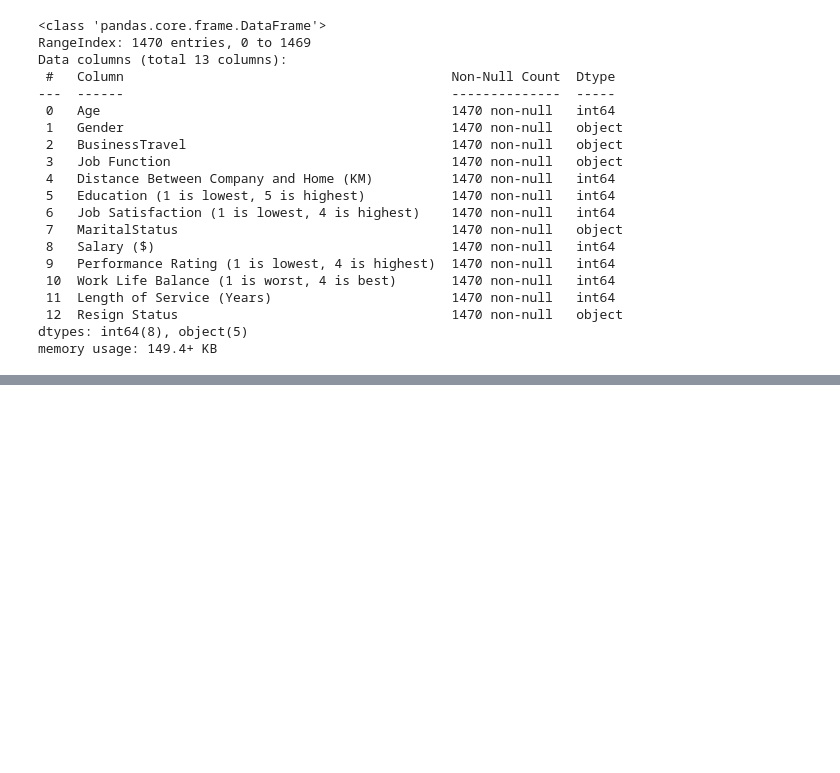
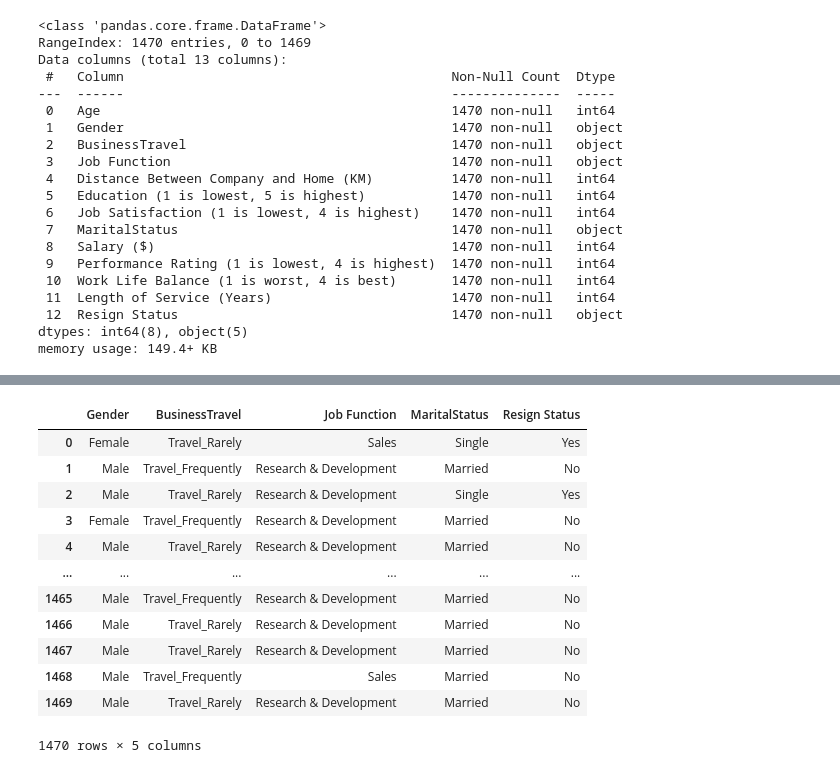
Before and after one commit to JoelPoah/AIMLCA2, a Jupyter notebook: Clustering_PartB/clustering.ipynb, the cells around one changed output, grey strips where cells are left out. Drawn from its saved outputs; the diff is of its cells as text; code cells hidden in the pictures; blank space fills up the shorter version.

```diff
--- a/Clustering_PartB/clustering.ipynb
+++ b/Clustering_PartB/clustering.ipynb
@@ -41,0 +93,20 @@ memory usage: 149.4+ KB
+# %%
+cat = cluster.iloc [:,1:4]
+cat1= cluster.iloc [:,7]
+cat2= cluster.iloc[:,12]
+cat=pd.concat([cat,cat1,cat2],axis=1)
+cat
+# %% [output]
+|  | Gender | BusinessTravel | Job Function | MaritalStatus | Resign Status |
+| 0 | Female | Travel_Rarely | Sales | Single | Yes |
+| 1 | Male | Travel_Frequently | Research & Development | Married | No |
+| 2 | Male | Travel_Rarely | Research & Development | Single | Yes |
+| 3 | Female | Travel_Frequently | Research & Development | Married | No |
+| 4 | Male | Travel_Rarely | Research & Development | Married | No |
+| ... | ... | ... | ... | ... | ... |
+| 1465 | Male | Travel_Frequently | Research & Development | Married | No |
+| 1466 | Male | Travel_Rarely | Research & Development | Married | No |
+| 1467 | Male | Travel_Rarely | Research & Development | Married | No |
+| 1468 | Male | Travel_Frequently | Sales | Married | No |
+| 1469 | Male | Travel_Rarely | Research & Development | Married | No |
+1470 rows × 5 columns
```
Also changed, not shown: parts of 8 cells of this notebook, 3 other files.
